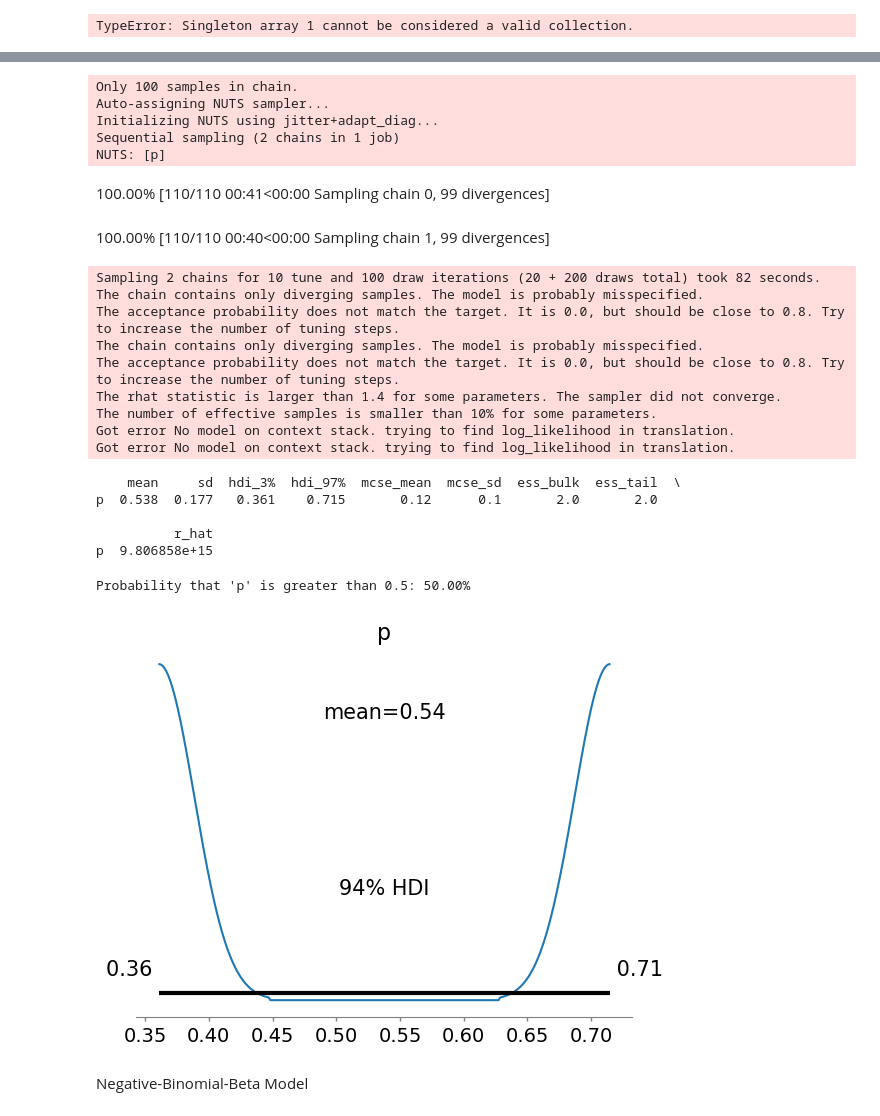
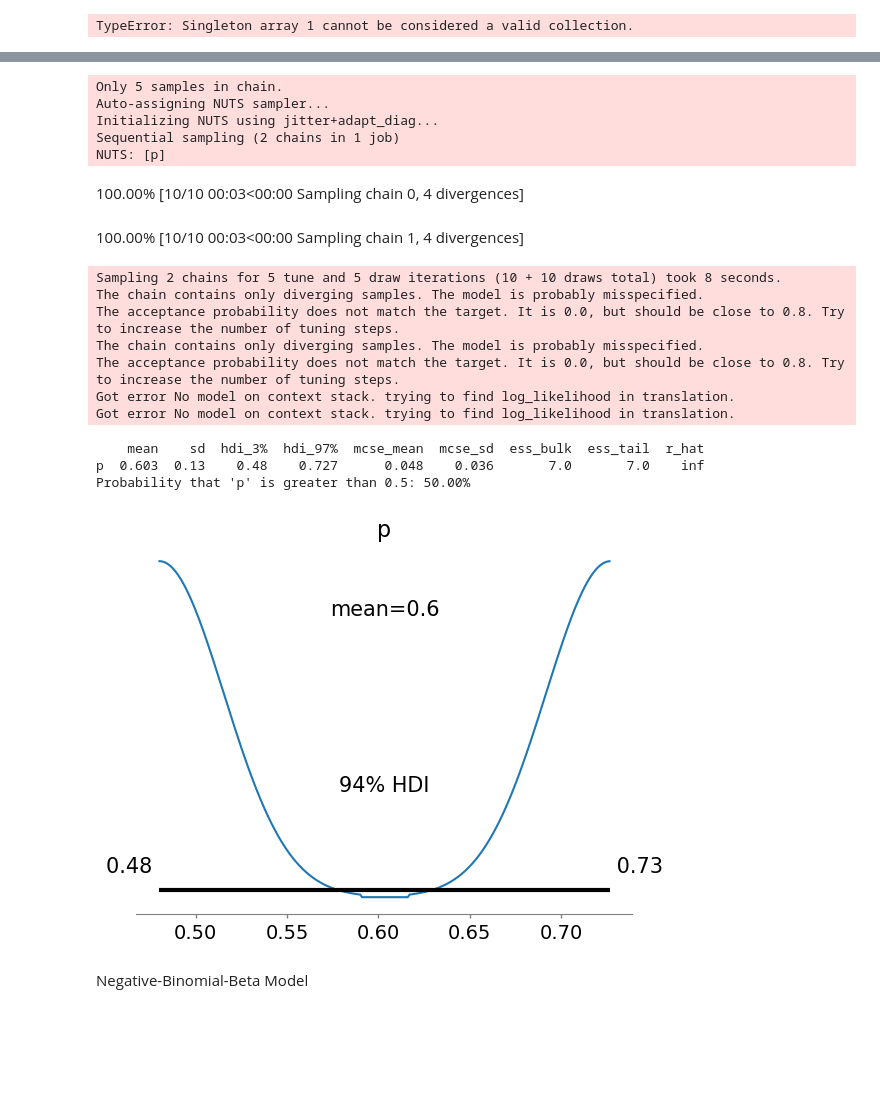
Before and after one commit to jishan900/Hotel-Booking-Cancellation-Prediction-Using-Bayesian-Modeling, a Jupyter notebook: Initial.ipynb, the cells around one changed output, grey strips where cells are left out. Cells and saved outputs as stored; diff of their text form; code cells hidden in the pictures; blank space fills up the shorter version.

```diff
--- a/Initial.ipynb
+++ b/Initial.ipynb
@@ -254,7 +261,7 @@ with pm.Model() as bayesian_model:
     # Define your Bayesian model here
     # For example, use a logistic regression model
     pm.glm.GLM.from_formula('booking_status ~ lead_time + number_of_adults + number_of_children + number_of_weekend_nights + number_of_week_nights + special_requests + average_price', df)
-    trace = pm.sample(100, tune=50)
+    trace = pm.sample(5, tune=5)
 
 # Check the summary of the Bayesian model  #average_price is also important. so need to add next training.
 print(pm.summary(trace))
@@ -356,7 +413,7 @@ with pm.Model() as bayesian_model:
     likelihood = pm.Binomial('likelihood', n=len(df['booking_status']), p=p, observed=df['booking_status'])
 
     # Sample from the posterior distribution
-    trace = pm.sample(100, tune=10, cores=1)  # Adjust the number of samples and tuning steps as needed
+    trace = pm.sample(5, tune=5, cores=1)  # Adjust the number of samples and tuning steps as needed
 
 # Check the summary of the Bayesian model
 print(pm.summary(trace))
@@ -402,47 +457,42 @@ with pm.Model() as bayesian_model:
     # Prior for the probability parameter (Beta distribution)
     p = pm.Beta('p', alpha=2, beta=2)
 
     # Likelihood (Binomial distribution)
     likelihood = pm.Binomial('likelihood', n=len(df['booking_status']), p=p, observed=df['booking_status'])
 
     # Sample from the posterior distribution
-    trace = pm.sample(100, tune=10, cores=1)  # Adjust the number of samples and tuning steps as needed
+    trace = pm.sample(5, tune=5, cores=1)  # Adjust the number of samples and tuning steps as needed
 
 # Check the summary of the Bayesian model
 print(pm.summary(trace))
 
 # Plot posterior distribution
 az.plot_posterior(trace, var_names=['p'])
 
 # Hypothesis testing
 # Example: Test if the probability 'p' is greater than 0.5
 threshold = 0.5
 posterior_prob_greater_than_threshold = percentileofscore(trace['p'], threshold)
 print(f"Probability that 'p' is greater than {threshold}: {100 - posterior_prob_greater_than_threshold:.2f}%")
 # %% [output]
-Only 100 samples in chain.
+Only 5 samples in chain.
 Auto-assigning NUTS sampler...
 Initializing NUTS using jitter+adapt_diag...
 Sequential sampling (2 chains in 1 job)
 NUTS: [p]
-100.00% [110/110 00:41<00:00 Sampling chain 0, 99 divergences]
+100.00% [10/10 00:03<00:00 Sampling chain 0, 4 divergences]
-100.00% [110/110 00:40<00:00 Sampling chain 1, 99 divergences]
+100.00% [10/10 00:03<00:00 Sampling chain 1, 4 divergences]
-Sampling 2 chains for 10 tune and 100 draw iterations (20 + 200 draws total) took 82 seconds.
+Sampling 2 chains for 5 tune and 5 draw iterations (10 + 10 draws total) took 8 seconds.
 The chain contains only diverging samples. The model is probably misspecified.
 The acceptance probability does not match the target. It is 0.0, but should be close to 0.8. Try to increase the number of tuning steps.
 The chain contains only diverging samples. The model is probably misspecified.
 The acceptance probability does not match the target. It is 0.0, but should be close to 0.8. Try to increase the number of tuning steps.
-The rhat statistic is larger than 1.4 for some parameters. The sampler did not converge.
-The number of effective samples is smaller than 10% for some parameters.
 Got error No model on context stack. trying to find log_likelihood in translation.
 Got error No model on context stack. trying to find log_likelihood in translation.
-    mean     sd  hdi_3%  hdi_97%  mcse_mean  mcse_sd  ess_bulk  ess_tail  \
-p  0.538  0.177   0.361    0.715       0.12      0.1       2.0       2.0
-
-          r_hat
-p  9.806858e+15
+    mean    sd  hdi_3%  hdi_97%  mcse_mean  mcse_sd  ess_bulk  ess_tail  r_hat
+p  0.603  0.13    0.48    0.727      0.048    0.036       7.0       7.0    inf
+Probability that 'p' is greater than 0.5: 50.00%
-Probability that 'p' is greater than 0.5: 50.00%
-[figure, old version]
+[figure, new version]
 # %% [markdown]
 Negative-Binomial-Beta Model
 # %%
```
Also changed, not shown: parts of 43 cells of this notebook.
